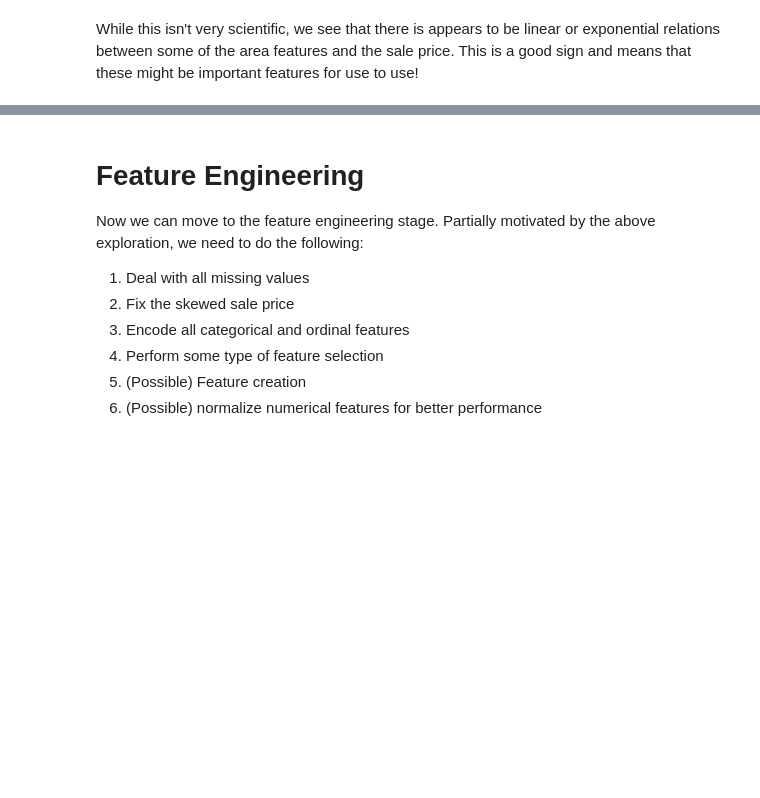
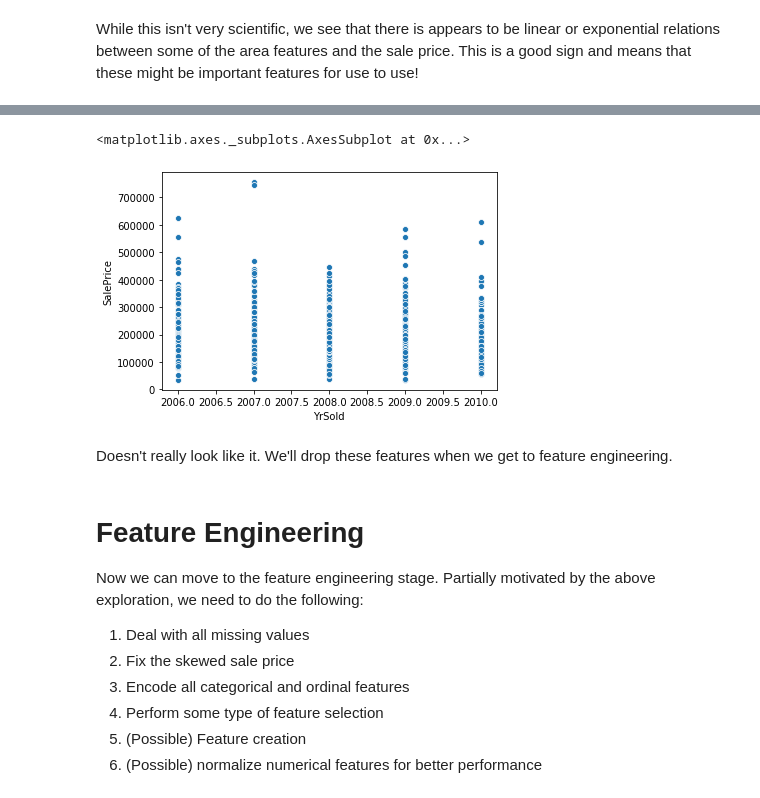
Before and after one commit to fattorib/HousingRegression, a Jupyter notebook: Project.ipynb, the cells around one changed output, grey strips where cells are left out. Saved outputs shown, nothing was run; the diff lists cells and outputs as text; code cells hidden in the pictures; blank space fills up the shorter version.

```diff
--- a/Project.ipynb
+++ b/Project.ipynb
@@ -127,3 +157,11 @@ While this isn't very scientific, we see that there is appears to be linear or e
+# %%
+%matplotlib inline
+sns.scatterplot(attributes_with_price['YrSold'],attributes_with_price['SalePrice'])
+# %% [output]
+<matplotlib.axes._subplots.AxesSubplot at 0x...>
+[figure, added]
+# %% [markdown]
+Doesn't really look like it. We'll drop these features when we get to feature engineering.
 # %% [markdown]
 # Feature Engineering
 Now we can move to the feature engineering stage. Partially motivated by the above exploration, we need to do the following:
```
Also changed, not shown: parts of 18 cells of this notebook.
